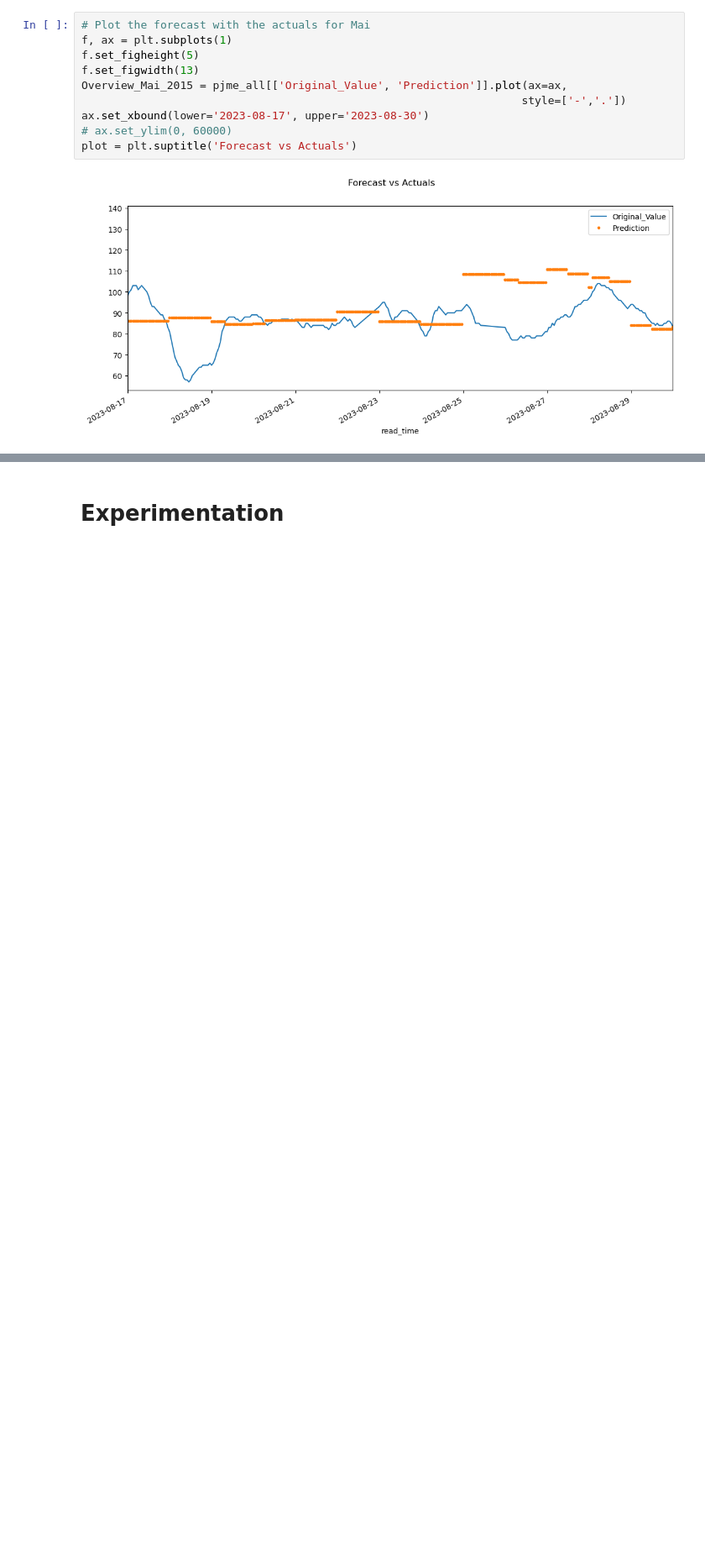
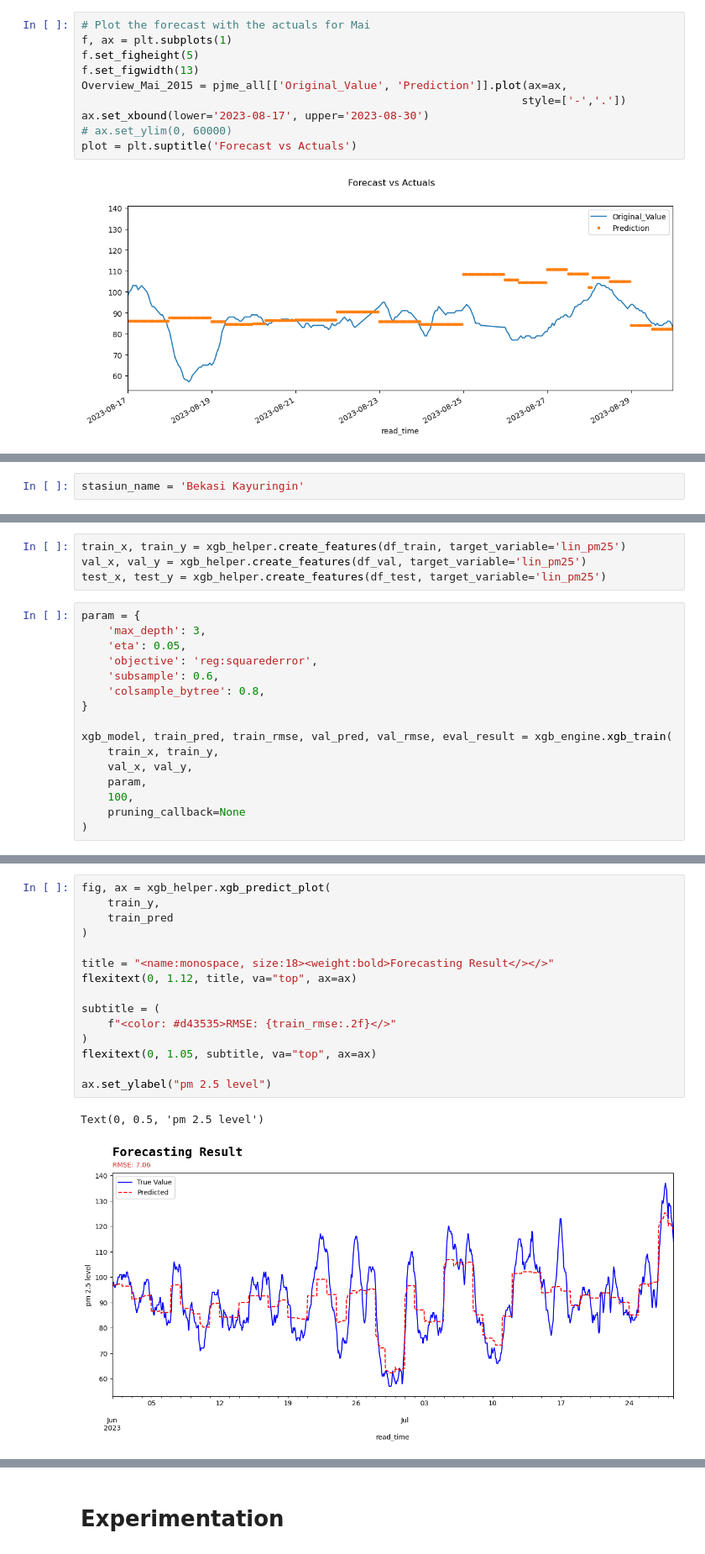
Before and after one commit to amrirasyidi/air_quality_forecasting, a Jupyter notebook: notebooks/4_xgboost_pipeline.ipynb, the cells around one changed output, grey strips where cells are left out. Shown at 84% size. Drawn from its saved outputs; the diff is of its cells as text; blank space fills up the shorter version.

```diff
--- a/notebooks/4_xgboost_pipeline.ipynb
+++ b/notebooks/4_xgboost_pipeline.ipynb
@@ -374,0 +377,2 @@ plot = plt.suptitle('Forecast vs Actuals')
+# %%
+stasiun_name = 'Bekasi Kayuringin'
@@ -374,0 +420,20 @@ plot = plt.suptitle('Forecast vs Actuals')
+# %%
+train_x, train_y = xgb_helper.create_features(df_train, target_variable='lin_pm25')
+val_x, val_y = xgb_helper.create_features(df_val, target_variable='lin_pm25')
+test_x, test_y = xgb_helper.create_features(df_test, target_variable='lin_pm25')
+# %%
+param = {
+    'max_depth': 3,
+    'eta': 0.05,
+    'objective': 'reg:squarederror',
+    'subsample': 0.6,
+    'colsample_bytree': 0.8,
+}
+
+xgb_model, train_pred, train_rmse, val_pred, val_rmse, eval_result = xgb_engine.xgb_train(
+    train_x, train_y,
+    val_x, val_y,
+    param,
+    100,
+    pruning_callback=None
+)
@@ -374,0 +446,18 @@ plot = plt.suptitle('Forecast vs Actuals')
+# %%
+fig, ax = xgb_helper.xgb_predict_plot(
+    train_y,
+    train_pred
+)
+
+title = "<name:monospace, size:18><weight:bold>Forecasting Result</></>"
+flexitext(0, 1.12, title, va="top", ax=ax)
+
+subtitle = (
+    f"<color: #d43535>RMSE: {train_rmse:.2f}</>"
+)
+flexitext(0, 1.05, subtitle, va="top", ax=ax)
+
+ax.set_ylabel("pm 2.5 level")
+# %% [output]
+Text(0, 0.5, 'pm 2.5 level')
+[figure, added]
```
Also changed, not shown: parts of 58 cells of this notebook, 5 other files.
